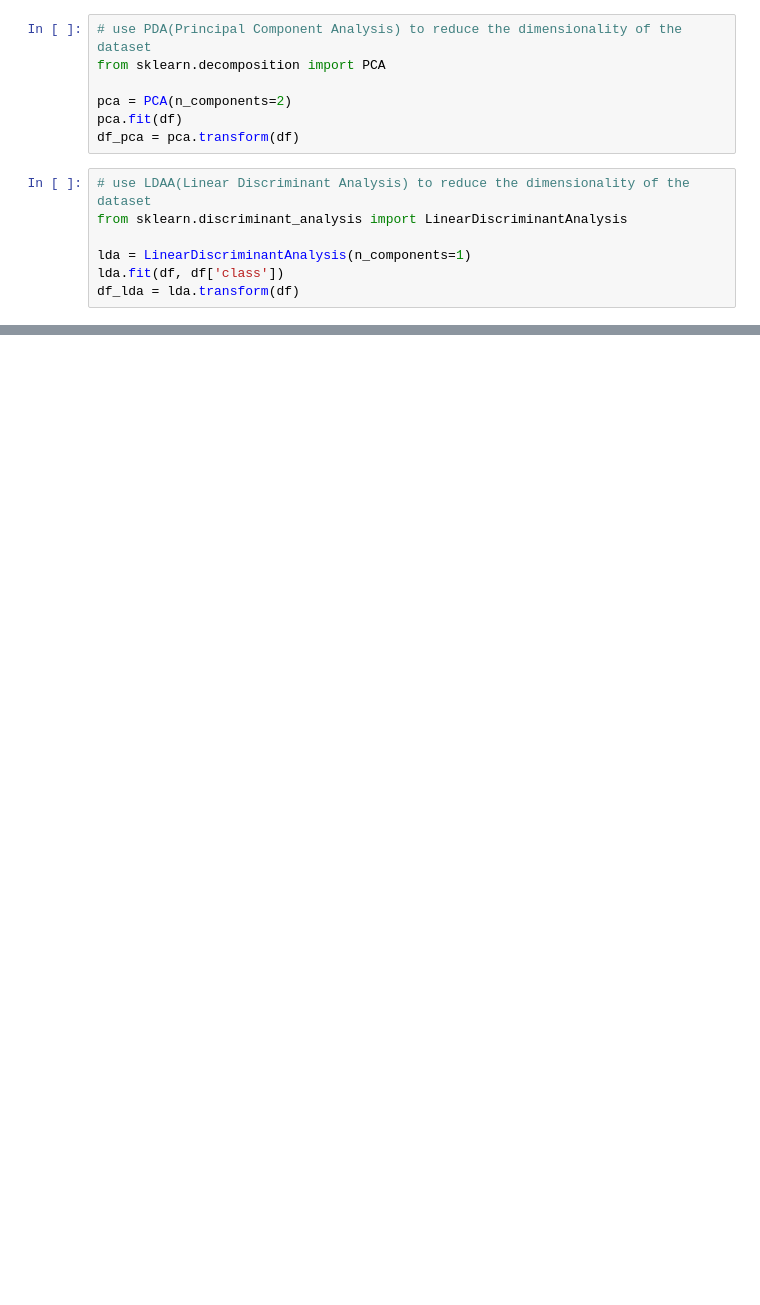
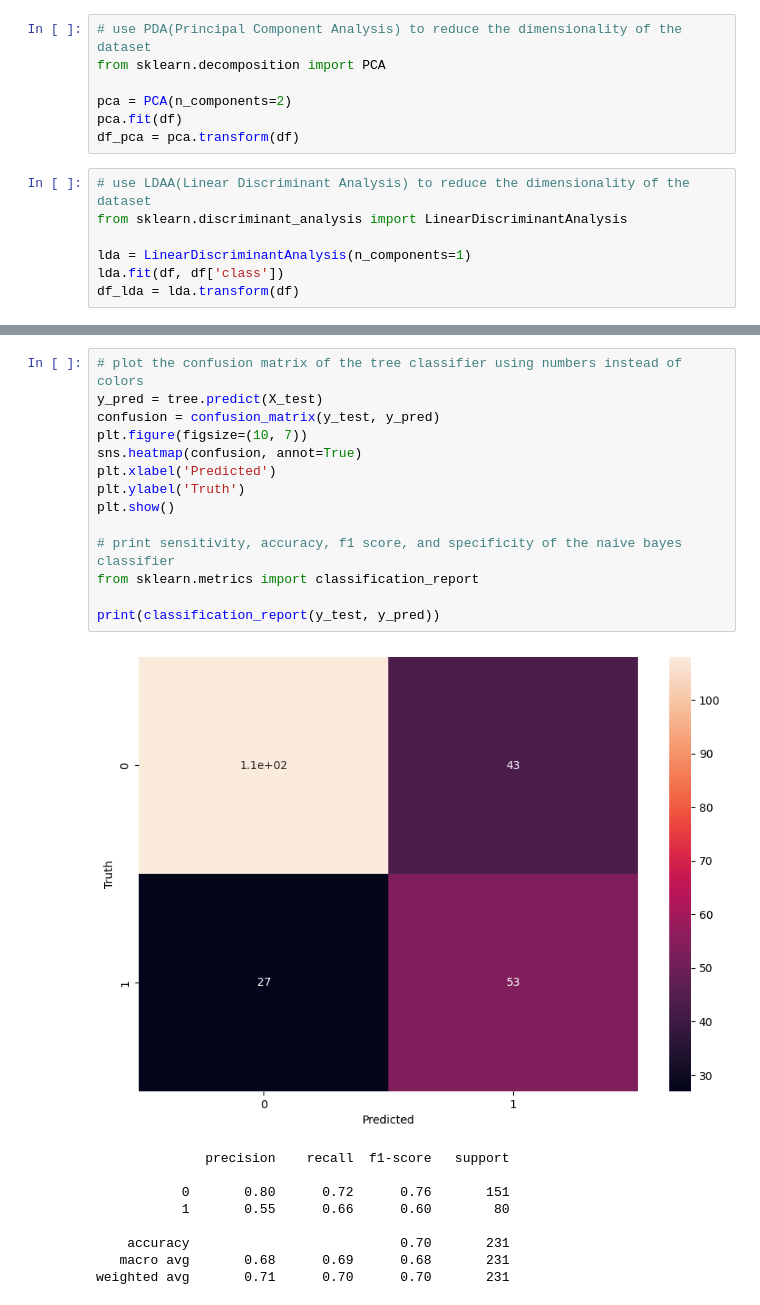
Before and after one commit to unworthyEnzyme/machine_learning, a Jupyter notebook: machine_learning/main.ipynb, the cells around one changed output, grey strips where cells are left out. Cells and saved outputs as stored; diff of their text form; blank space fills up the shorter version.

```diff
--- a/machine_learning/main.ipynb
+++ b/machine_learning/main.ipynb
@@ -51,0 +84,24 @@ print('Accuracy of GNB classifier on test set: {:.2f}'.format(gnb.score(X_test,
+# %%
+# plot the confusion matrix of the tree classifier using numbers instead of colors
+y_pred = tree.predict(X_test)
+confusion = confusion_matrix(y_test, y_pred)
+plt.figure(figsize=(10, 7))
+sns.heatmap(confusion, annot=True)
+plt.xlabel('Predicted')
+plt.ylabel('Truth')
+plt.show()
+
+# print sensitivity, accuracy, f1 score, and specificity of the naive bayes classifier
+from sklearn.metrics import classification_report
+
+print(classification_report(y_test, y_pred))
+# %% [output]
+[figure, added]
+              precision    recall  f1-score   support
+
+           0       0.80      0.72      0.76       151
+           1       0.55      0.66      0.60        80
+
+    accuracy                           0.70       231
+   macro avg       0.68      0.69      0.68       231
+weighted avg       0.71      0.70      0.70       231
```
Also changed, not shown: parts of 3 cells of this notebook.
